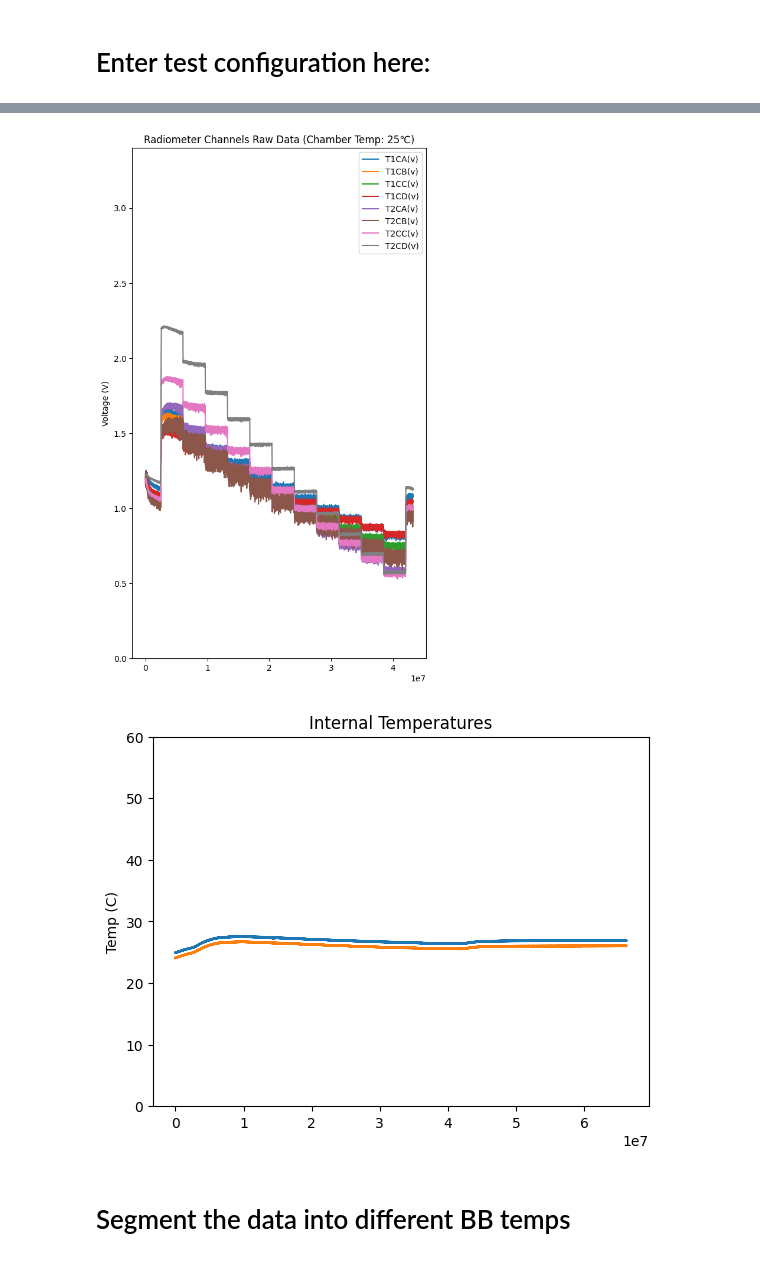
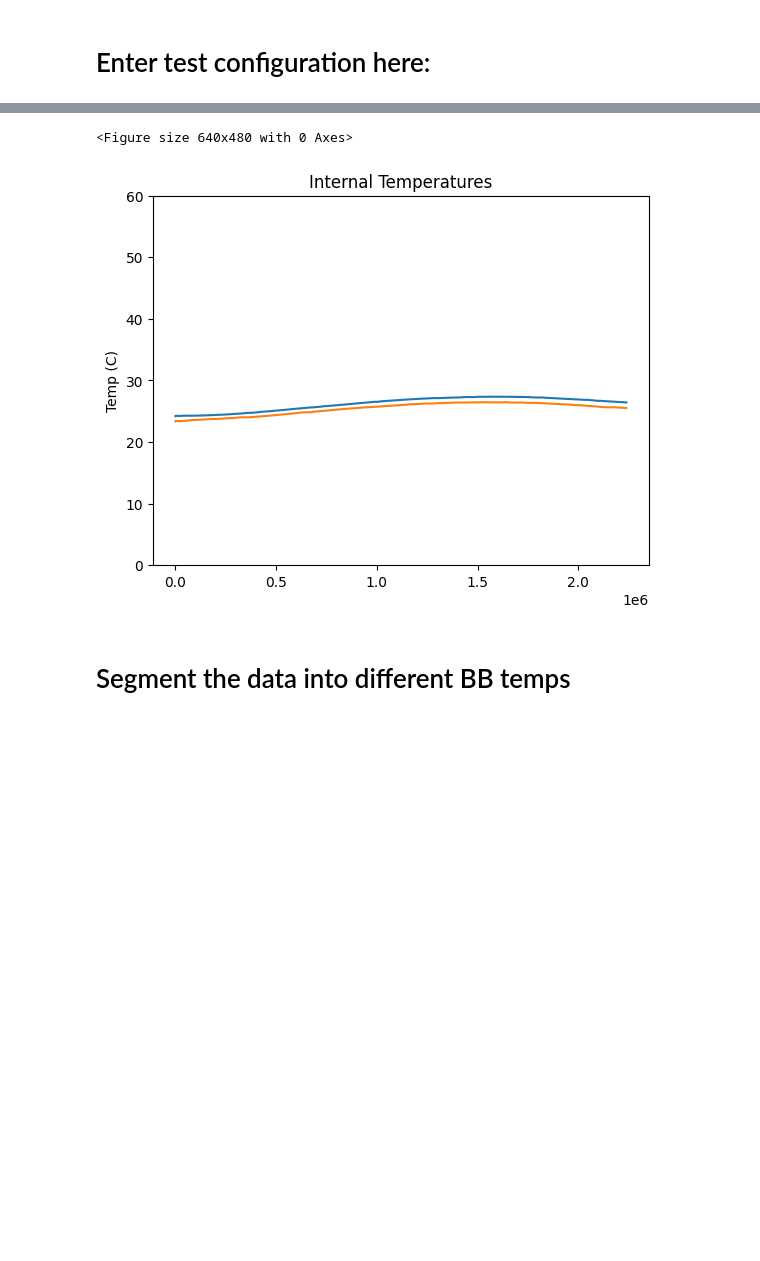
Before and after one commit to RIT-Landsat-Field-Radiometers/Chamber-Testing, a Jupyter notebook: radiometer_jupyter.ipynb, the cells around one changed output, grey strips where cells are left out. Cells and saved outputs as stored; diff of their text form; code cells hidden in the pictures; blank space fills up the shorter version.

Commit message:
Added ability to configure multiple chamber temps

```diff
--- a/radiometer_jupyter.ipynb
+++ b/radiometer_jupyter.ipynb
@@ -33,28 +33,36 @@ from scipy.optimize import curve_fit
 
 # -------------ADJUST FOR YOUR PROCEDURE------------------#
 
-file_name = 'radiometer_25_5-55_081023_sensor'
+file_name = 'radiometer5_CH13-43_BB13-43_101323_sensor'
 sensor_file = 'Data/' + file_name + '.csv'
 
 #convert time column to military time
-chamber_file_name = 'radiometer2_wknd_5-55_072823_chamber_2'
+chamber_file_name = 'radiometer3_CH10-35_BB5-55_100423_chamber'
 chamber_file = 'Data/Chamber/' + chamber_file_name + '.csv'
 
-offset = 60000 * 42 #value should be 60000 * minutes for how long the sensor was on before sweep
-high_temp = 55
-low_temp = 5
+#set to true if you have chamber data
+have_chamber_data = False
+
+offset = 60000 * 0 #value should be 60000 * minutes for how long the sensor was on before sweep
+high_temp = 43
+low_temp = 13
 temp_interval = -5
 temp_ranges = np.arange(high_temp, low_temp - abs(temp_interval), temp_interval) #range and interval of temperature steps
-time_interval = 60 #minute length that each temperature is held
+time_interval = 5 #minute length that each temperature is held
 
 time_interval_ms = 60000 * time_interval #convert minutes to milliseconds
-begin_cutoff = 60000 * 3#60000 * number of minutes to cut off from beginning of each temp
-end_cutoff = 60000 * 3 #60000 * number of minutes to cut off from ending of each temp
+begin_cutoff = 60000 * 2 #60000 * number of minutes to cut off from beginning of each temp
+end_cutoff = 60000 * 1 #60000 * number of minutes to cut off from ending of each temp
 
+#chamber_temps = [10, 15, 20, 25, 30, 35]
+#chamber_temps = [43, 38, 33, 28, 23, 18, 13]
 chamber_temps = [25]
 chamb_time_interval = 60000 * 720
 
-window_size = 300 #used for applying rolling window
+
+window_size = 60 #used for applying rolling window, number of seconds to use a rolling window for
+
+# -------------ADJUST FOR YOUR PROCEDURE------------------#
 
 # -------------UNCOMMENT FOR PLOTTING BB TEMP------------------#
 #bb_file = 'Data/radiometer1_30_5-55_061623_BB.txt'
@@ -82,13 +90,15 @@ for num in nums:
           channel_col.append("T" + str(num) + "C" + str(chan) + "(v)")
      internal_col.append("T" + str(num) +"Therm(c)")
 
-data_actual_cham = pd.read_csv(chamber_file)
-columns_to_keep = ['Date (MDY)', 'Time', 'TEMPERTURE (Deg C)']
-data_actual_cham = data_actual_cham[columns_to_keep]
-data_actual_cham['DateTime'] = xl_to_timestamp(data_actual_cham['Date (MDY)'], data_actual_cham['Time'])
-data_actual_cham['DateTime'] -= data_actual_cham['DateTime'].iloc[0]
-data_actual_cham['DateTime'] *= 1000
-data_actual_cham.to_csv('testdatetime.csv')
+if have_chamber_data:
+     data_actual_cham = pd.read_csv(chamber_file)
+     columns_to_keep = ['Date (MDY)', 'Time', 'TEMPERTURE (Deg C)']
+     data_actual_cham = data_actual_cham[columns_to_keep]
+     data_actual_cham.insert(loc = 0,
+            column = "Time (ms)",
+            value = xl_to_timestamp(data_actual_cham['Date (MDY)'], data_actual_cham['Time']))
+     data_actual_cham['Time (ms)'] -= data_actual_cham['Time (ms)'].iloc[0]
+     data_actual_cham['Time (ms)'] *= 1000
 # -------------UNCOMMENT FOR ROLLING WINDOW------------------#
 
 """#window = scipy.signal.gaussian(M=30, std=6)
@@ -108,30 +118,32 @@ data = data_rolling """
 
 #channel_col.remove("T2CA(v)") #used to remove clipping channel
 #channel_col.remove("T2CB(v)") #used to remove clipping channel
+data = data[(data["Time(ms)"] < (offset + len(chamber_temps) * chamb_time_interval))]
 data[(data["Time(ms)"] > (0))].plot(x = "Time(ms)", y = channel_col)
 plt.title("Radiometer Channels Raw Data")
 plt.ylim([0, 3.4])
 plt.ylabel("Voltage (V)")
 
 plt.figure()
-i = 1
 
-chamb_start = 0
 
-data_chamber_temps = []
-for cham in chamber_temps:
-     plt.subplot(1,3, i)
-     data_cham = data[(data["Time(ms)"] > (chamb_start)) & (data["Time(ms)"] < (chamb_start + chamb_time_interval))]
-     plt.plot(data_cham.loc[:,"Time(ms)"], data_cham.loc[:,channel_col])
-     plt.legend(channel_col, fontsize = 10)
-     plt.title("Radiometer Channels Raw Data (Chamber Temp: " + str(cham) + "\N{DEGREE CELSIUS})")
-     plt.ylim([0, 3.4])
-     plt.ylabel("Voltage (V)")
-     i += 1
-     chamb_start += chamb_time_interval
-     data_chamber_temps.append(data_cham)
+if have_chamber_data:
+     chamb_start = 0
+     i = 1
+     data_chamber_temps = []
+     for cham in chamber_temps:
+          plt.subplot(1,len(chamber_temps), i)
+          data_cham = data[(data["Time(ms)"] > (chamb_start)) & (data["Time(ms)"] < (chamb_start + chamb_time_interval))]
+          plt.plot(data_cham.loc[:,"Time(ms)"], data_cham.loc[:,channel_col])
+          plt.legend(channel_col, fontsize = 10)
+          plt.title("Radiometer Channels Raw Data (Chamber Temp: " + str(cham) + "\N{DEGREE CELSIUS})")
+          plt.ylim([0, 3.4])
+          plt.ylabel("Voltage (V)")
+          i += 1
+          chamb_start += chamb_time_interval
+          data_chamber_temps.append(data_cham)
 
-plt.subplots_adjust(left=0.1, right=2.9, bottom=0.1, top=1.9, wspace=0.3, hspace=1)
+plt.subplots_adjust(left=0.1, right=10, bottom=0.1, top=1.9, wspace=0.3, hspace=1)
 plt.savefig('Reports/' + file_name + '/raw_data_' + file_name + '.png', bbox_inches='tight')
 
 #plot internals
@@ -140,6 +152,4 @@ plt.ylim([0, 60])
 plt.plot(data.loc[:,"Time(ms)"], data[internal_col])
 plt.ylabel("Temp (C)")
 plt.title("Internal Temperatures")
-
-display(data_actual_cham)
 # %% [output]
@@ -160,5 +158,5 @@ display(data_actual_cham)
+<Figure size 640x480 with 0 Axes>
-[figure, old version]
+[figure, new version]
-[figure, removed]
 # %% [markdown]
 # Segment the data into different BB temps
 # %%
```
Also changed, not shown: parts of 8 cells of this notebook.
